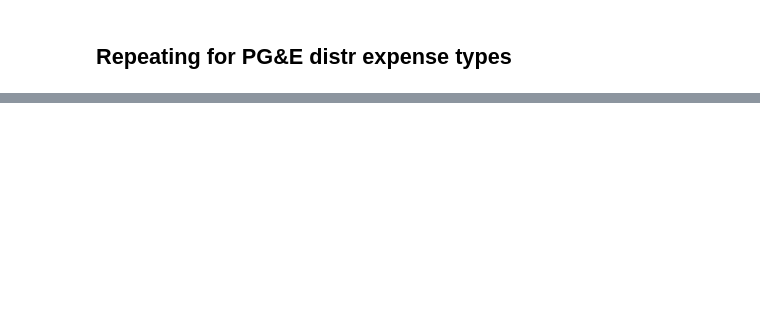
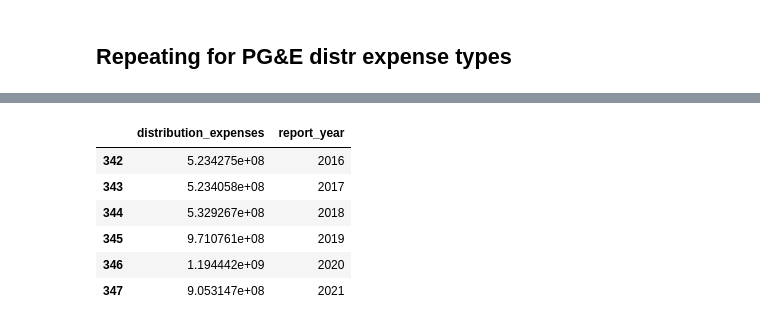
Before and after one commit to rayansud/UtilExpenses, a Jupyter notebook: code/analysis.ipynb, the cells around one changed output, grey strips where cells are left out. Drawn from its saved outputs; the diff is of its cells as text; code cells hidden in the pictures; blank space fills up the shorter version.

Commit message:
Updated to check SCE expenses

```diff
--- a/code/analysis.ipynb
+++ b/code/analysis.ipynb
@@ -460,0 +476,10 @@ plt.savefig('../graphs/PG&E Distribution Maintenance Expenses.png',dpi=600,bbox_
+# %%
+sce[sce['report_year']>=2016][['distribution_expenses','report_year']]
+# %% [output]
+|  | distribution_expenses | report_year |
+| 342 | 5.234275e+08 | 2016 |
+| 343 | 5.234058e+08 | 2017 |
+| 344 | 5.329267e+08 | 2018 |
+| 345 | 9.710761e+08 | 2019 |
+| 346 | 1.194442e+09 | 2020 |
+| 347 | 9.053147e+08 | 2021 |
```
Also changed, not shown: parts of 10 cells of this notebook, 9 other files.
